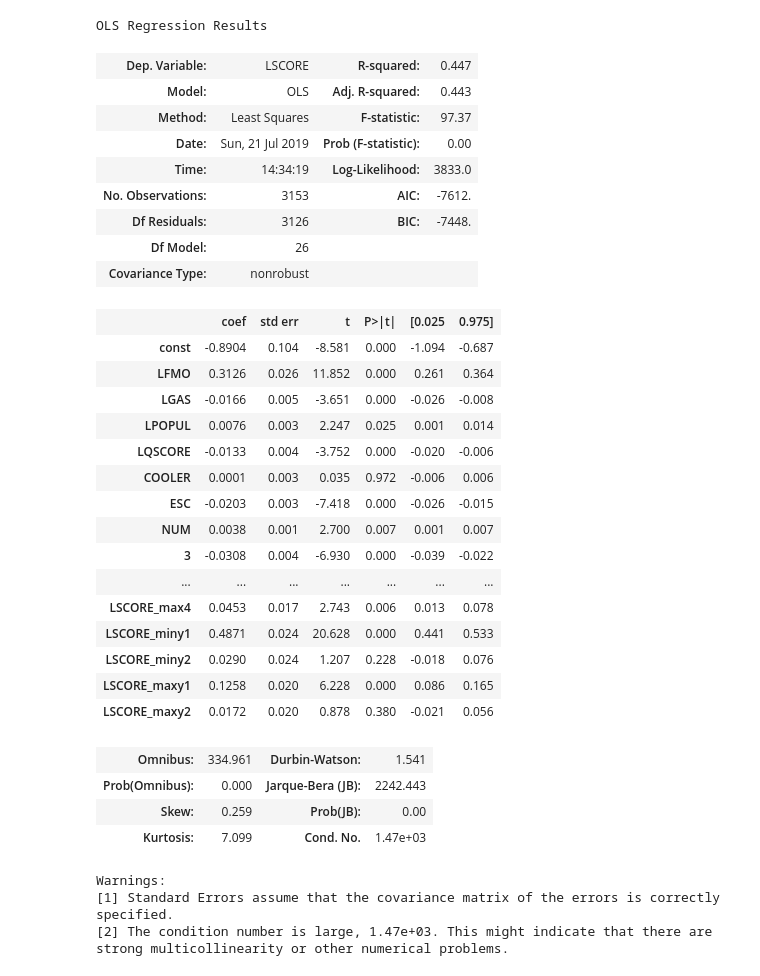
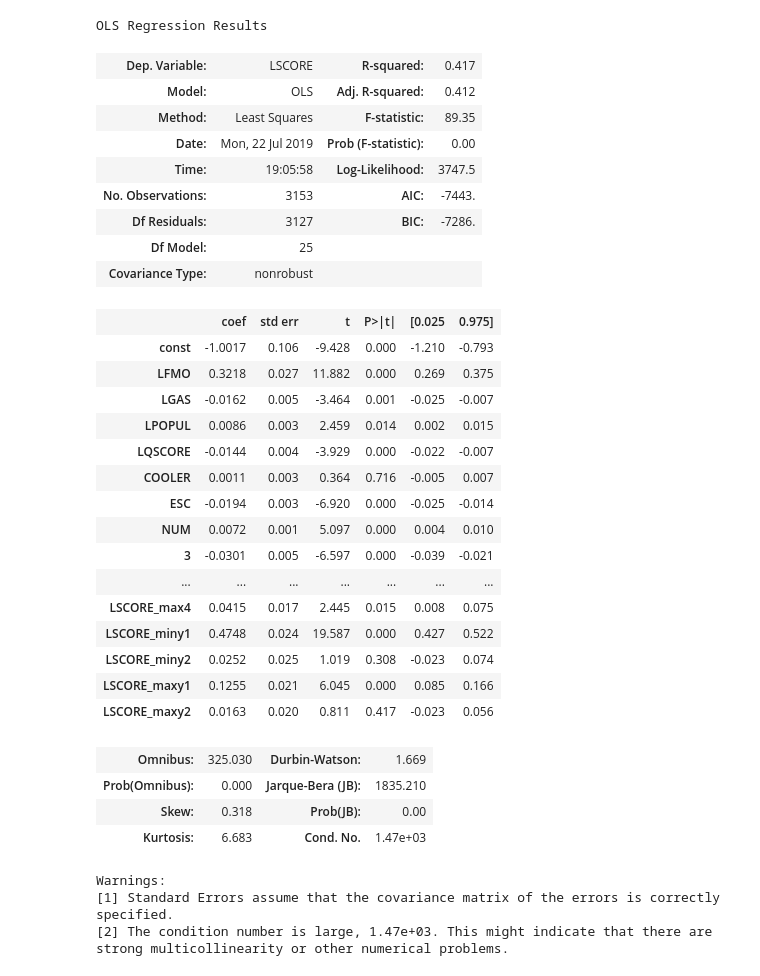
Before and after one commit to ericschulman/tx_milk_2yp, a Jupyter notebook: data_clean.ipynb, the cells around one changed output. Drawn from its saved outputs; the diff is of its cells as text; code cells hidden in the pictures.

Commit message:
adding new table

```diff
--- a/data_clean.ipynb
+++ b/data_clean.ipynb
@@ -199,6 +202,6 @@ Warnings:
 #2 lines incumbency
 # %%
 #previous prices 1 day
-sm.OLS(reg1['LSCORE'], sm.add_constant(reg1[covariates + ['INC'] + limitedlag]) ).fit().summary()
+sm.OLS(reg1['LSCORE'], sm.add_constant(reg1[covariates + limitedlag]) ).fit().summary()
 # %% [output]
 OLS Regression Results
@@ -237,6 +240,6 @@ Warnings:
 strong multicollinearity or other numerical problems.
 # %%
 #prev prices with prev auction
-sm.OLS(reg1['LSCORE'], sm.add_constant(reg1[covariates+ ['PAST_AUCT','min*past'] + ['INC']+ limitedlag ]) ).fit().summary()
+sm.OLS(reg1['LSCORE'], sm.add_constant(reg1[covariates + ['PAST_AUCT','min*past'] + limitedlag ]) ).fit().summary()
 # %% [output]
 OLS Regression Results
@@ -275,38 +278,38 @@ Warnings:
 strong multicollinearity or other numerical problems.
 # %%
 #previous prices prev year
-sm.OLS(reg1['LSCORE'], sm.add_constant(reg1[covariates+ ['INC'] + limitedhist]) ).fit().summary()
+sm.OLS(reg1['LSCORE'], sm.add_constant(reg1[covariates+limitedhist]) ).fit().summary()
 # %% [output]
 OLS Regression Results
-| Dep. Variable: | LSCORE | R-squared: | 0.447 |
-| Model: | OLS | Adj. R-squared: | 0.443 |
-| Method: | Least Squares | F-statistic: | 97.37 |
-| Date: | Sun, 21 Jul 2019 | Prob (F-statistic): | 0.00 |
-| Time: | 14:34:19 | Log-Likelihood: | 3833.0 |
-| No. Observations: | 3153 | AIC: | -7612. |
-| Df Residuals: | 3126 | BIC: | -7448. |
-| Df Model: | 26 |  |  |
+| Dep. Variable: | LSCORE | R-squared: | 0.417 |
+| Model: | OLS | Adj. R-squared: | 0.412 |
+| Method: | Least Squares | F-statistic: | 89.35 |
+| Date: | Mon, 22 Jul 2019 | Prob (F-statistic): | 0.00 |
+| Time: | 19:05:58 | Log-Likelihood: | 3747.5 |
+| No. Observations: | 3153 | AIC: | -7443. |
+| Df Residuals: | 3127 | BIC: | -7286. |
+| Df Model: | 25 |  |  |
 | Covariance Type: | nonrobust |  |  |
 |  | coef | std err | t | P>|t| | [0.025 | 0.975] |
-| const | -0.8904 | 0.104 | -8.581 | 0.000 | -1.094 | -0.687 |
-| LFMO | 0.3126 | 0.026 | 11.852 | 0.000 | 0.261 | 0.364 |
-| LGAS | -0.0166 | 0.005 | -3.651 | 0.000 | -0.026 | -0.008 |
-| LPOPUL | 0.0076 | 0.003 | 2.247 | 0.025 | 0.001 | 0.014 |
-| LQSCORE | -0.0133 | 0.004 | -3.752 | 0.000 | -0.020 | -0.006 |
-| COOLER | 0.0001 | 0.003 | 0.035 | 0.972 | -0.006 | 0.006 |
-| ESC | -0.0203 | 0.003 | -7.418 | 0.000 | -0.026 | -0.015 |
-| NUM | 0.0038 | 0.001 | 2.700 | 0.007 | 0.001 | 0.007 |
-| 3 | -0.0308 | 0.004 | -6.930 | 0.000 | -0.039 | -0.022 |
+| const | -1.0017 | 0.106 | -9.428 | 0.000 | -1.210 | -0.793 |
+| LFMO | 0.3218 | 0.027 | 11.882 | 0.000 | 0.269 | 0.375 |
+| LGAS | -0.0162 | 0.005 | -3.464 | 0.001 | -0.025 | -0.007 |
+| LPOPUL | 0.0086 | 0.003 | 2.459 | 0.014 | 0.002 | 0.015 |
+| LQSCORE | -0.0144 | 0.004 | -3.929 | 0.000 | -0.022 | -0.007 |
+| COOLER | 0.0011 | 0.003 | 0.364 | 0.716 | -0.005 | 0.007 |
+| ESC | -0.0194 | 0.003 | -6.920 | 0.000 | -0.025 | -0.014 |
+| NUM | 0.0072 | 0.001 | 5.097 | 0.000 | 0.004 | 0.010 |
+| 3 | -0.0301 | 0.005 | -6.597 | 0.000 | -0.039 | -0.021 |
 | ... | ... | ... | ... | ... | ... | ... |
-| LSCORE_max4 | 0.0453 | 0.017 | 2.743 | 0.006 | 0.013 | 0.078 |
-| LSCORE_miny1 | 0.4871 | 0.024 | 20.628 | 0.000 | 0.441 | 0.533 |
-| LSCORE_miny2 | 0.0290 | 0.024 | 1.207 | 0.228 | -0.018 | 0.076 |
-| LSCORE_maxy1 | 0.1258 | 0.020 | 6.228 | 0.000 | 0.086 | 0.165 |
-| LSCORE_maxy2 | 0.0172 | 0.020 | 0.878 | 0.380 | -0.021 | 0.056 |
+| LSCORE_max4 | 0.0415 | 0.017 | 2.445 | 0.015 | 0.008 | 0.075 |
+| LSCORE_miny1 | 0.4748 | 0.024 | 19.587 | 0.000 | 0.427 | 0.522 |
+| LSCORE_miny2 | 0.0252 | 0.025 | 1.019 | 0.308 | -0.023 | 0.074 |
+| LSCORE_maxy1 | 0.1255 | 0.021 | 6.045 | 0.000 | 0.085 | 0.166 |
+| LSCORE_maxy2 | 0.0163 | 0.020 | 0.811 | 0.417 | -0.023 | 0.056 |
-| Omnibus: | 334.961 | Durbin-Watson: | 1.541 |
-| Prob(Omnibus): | 0.000 | Jarque-Bera (JB): | 2242.443 |
-| Skew: | 0.259 | Prob(JB): | 0.00 |
-| Kurtosis: | 7.099 | Cond. No. | 1.47e+03 |
+| Omnibus: | 325.030 | Durbin-Watson: | 1.669 |
+| Prob(Omnibus): | 0.000 | Jarque-Bera (JB): | 1835.210 |
+| Skew: | 0.318 | Prob(JB): | 0.00 |
+| Kurtosis: | 6.683 | Cond. No. | 1.47e+03 |
 Warnings:
 [1] Standard Errors assume that the covariance matrix of the errors is correctly specified.
 [2] The condition number is large, 1.47e+03. This might indicate that there are
```
Also changed, not shown: parts of 6 cells of this notebook, 1 other file.
